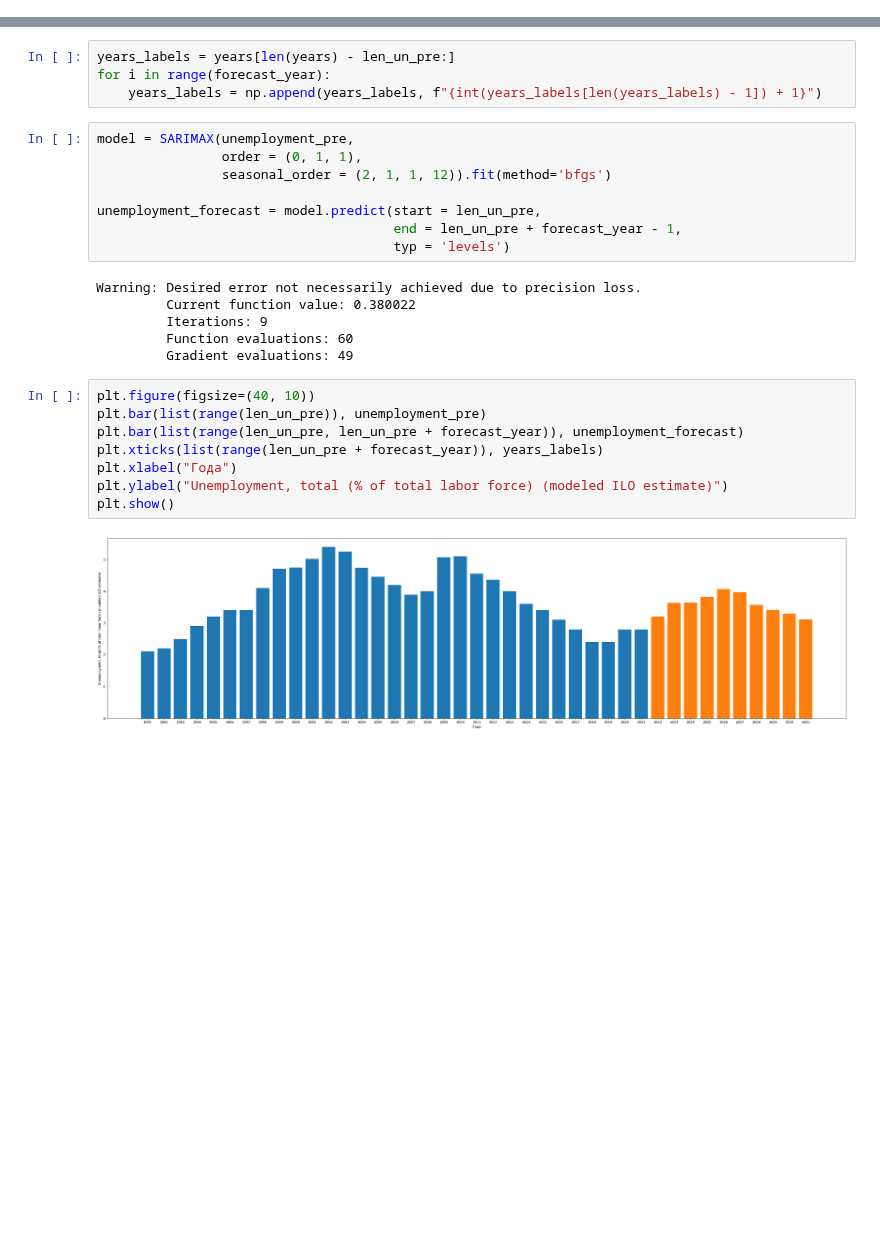
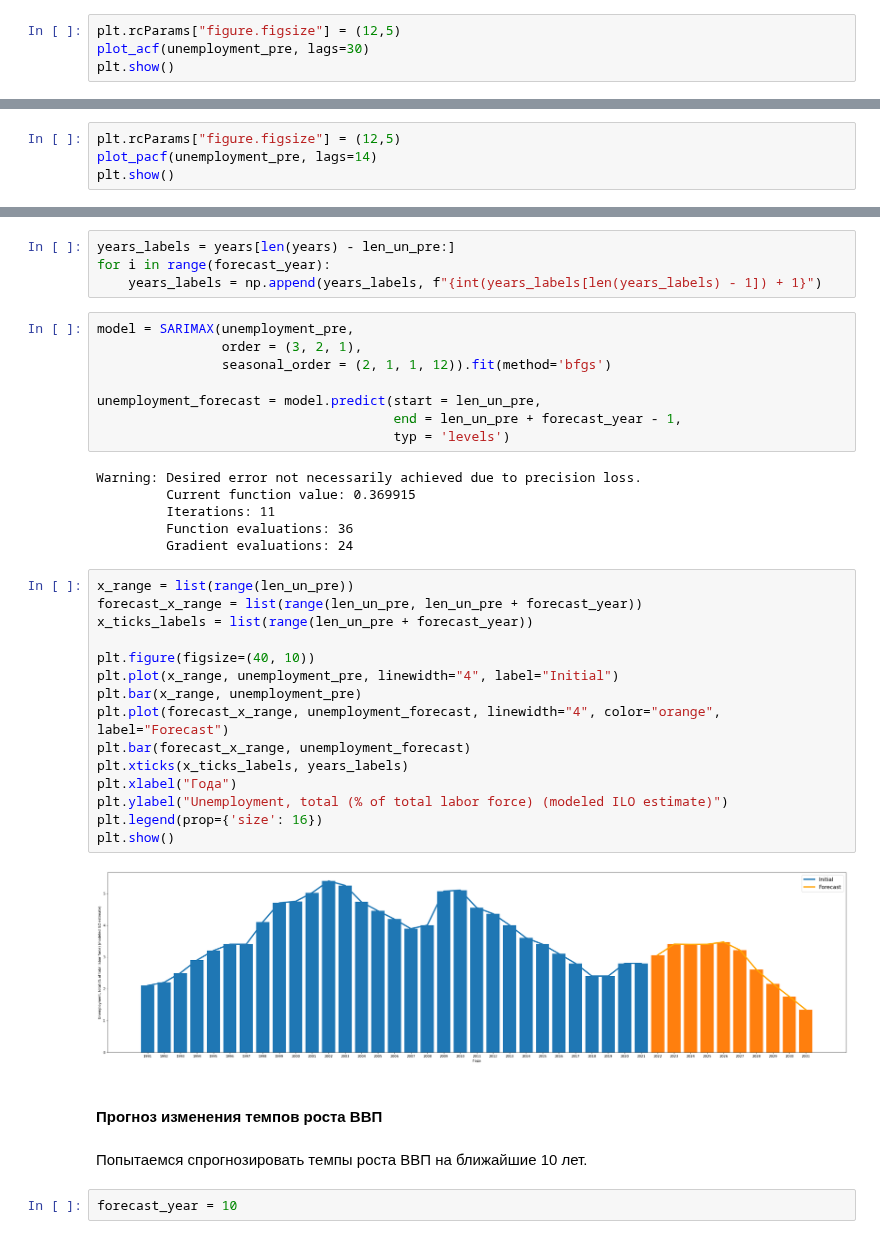
Before and after one commit to endygamedev/university, a Jupyter notebook: 4-course-7-semester/economic-dynamics-models/task-5/japan.ipynb, the cells around one changed output, grey strips where cells are left out. Drawn from its saved outputs; the diff is of its cells as text; blank space fills up the shorter version.

```diff
--- a/4-course-7-semester/economic-dynamics-models/task-5/japan.ipynb
+++ b/4-course-7-semester/economic-dynamics-models/task-5/japan.ipynb
@@ -186,0 +190,4 @@ len_un_pre = len(unemployment_pre)
+# %%
+plt.rcParams["figure.figsize"] = (12,5)
+plot_acf(unemployment_pre, lags=30)
+plt.show()
@@ -186,0 +198,4 @@ len_un_pre = len(unemployment_pre)
+# %%
+plt.rcParams["figure.figsize"] = (12,5)
+plot_pacf(unemployment_pre, lags=14)
+plt.show()
@@ -190,7 +207,7 @@ for i in range(forecast_year):
     years_labels = np.append(years_labels, f"{int(years_labels[len(years_labels) - 1]) + 1}")
 # %%
 model = SARIMAX(unemployment_pre,
-                order = (0, 1, 1),
+                order = (3, 2, 1),
                 seasonal_order = (2, 1, 1, 12)).fit(method='bfgs')
 
 unemployment_forecast = model.predict(start = len_un_pre,
@@ -198,17 +215,30 @@ unemployment_forecast = model.predict(start = len_un_pre,
                                       typ = 'levels')
 # %% [output]
 Warning: Desired error not necessarily achieved due to precision loss.
-         Current function value: 0.380022
-         Iterations: 9
-         Function evaluations: 60
-         Gradient evaluations: 49
+         Current function value: 0.369915
+         Iterations: 11
+         Function evaluations: 36
+         Gradient evaluations: 24
 # %%
+x_range = list(range(len_un_pre))
+forecast_x_range = list(range(len_un_pre, len_un_pre + forecast_year))
+x_ticks_labels = list(range(len_un_pre + forecast_year))
+
 plt.figure(figsize=(40, 10))
-plt.bar(list(range(len_un_pre)), unemployment_pre)
-plt.bar(list(range(len_un_pre, len_un_pre + forecast_year)), unemployment_forecast)
-plt.xticks(list(range(len_un_pre + forecast_year)), years_labels)
+plt.plot(x_range, unemployment_pre, linewidth="4", label="Initial")
+plt.bar(x_range, unemployment_pre)
+plt.plot(forecast_x_range, unemployment_forecast, linewidth="4", color="orange", label="Forecast")
+plt.bar(forecast_x_range, unemployment_forecast)
+plt.xticks(x_ticks_labels, years_labels)
 plt.xlabel("Года")
 plt.ylabel("Unemployment, total (% of total labor force) (modeled ILO estimate)")
+plt.legend(prop={'size': 16})
 plt.show()
 # %% [output]
-[figure, old version]
+[figure, new version]
+# %% [markdown]
+#### Прогноз изменения темпов роста ВВП
+# %% [markdown]
+Попытаемся спрогнозировать темпы роста ВВП на ближайшие 10 лет.
+# %%
+forecast_year = 10
```
Also changed, not shown: parts of 41 cells of this notebook, 3 other files.
